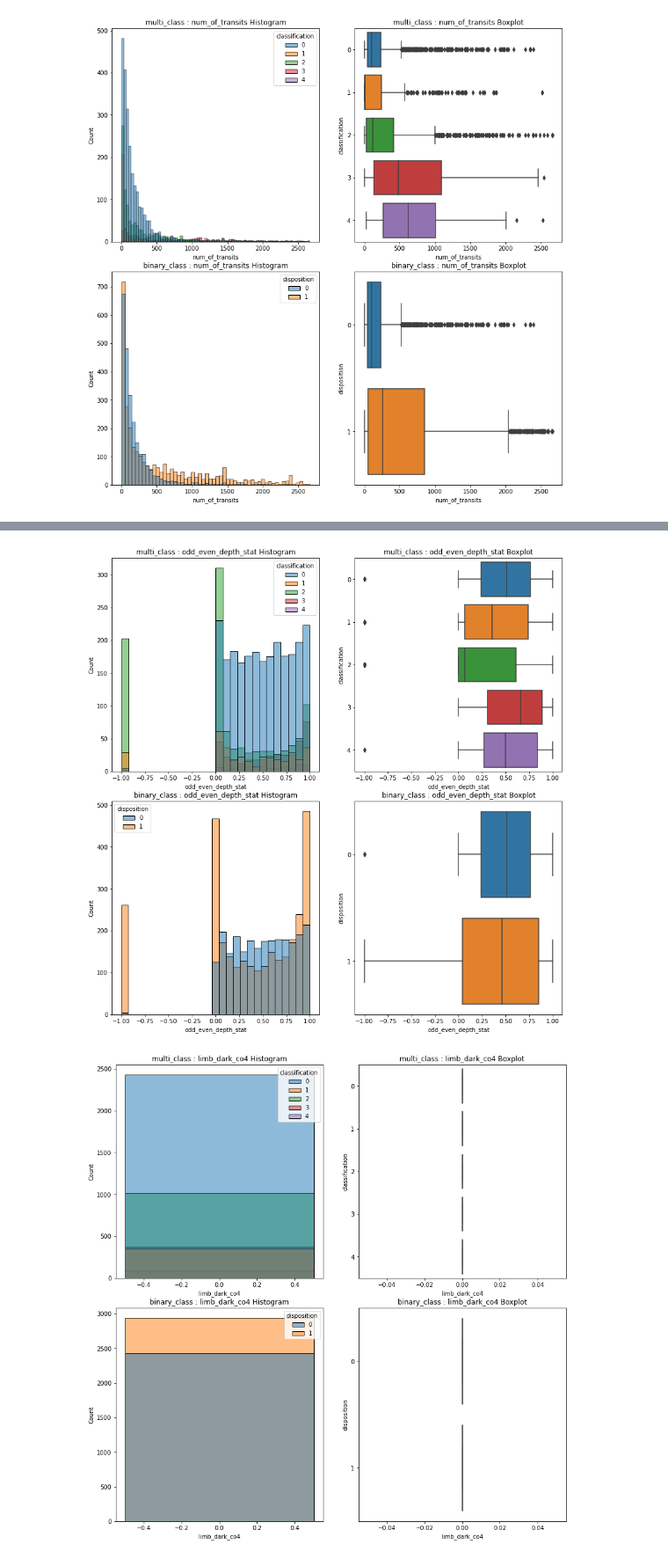
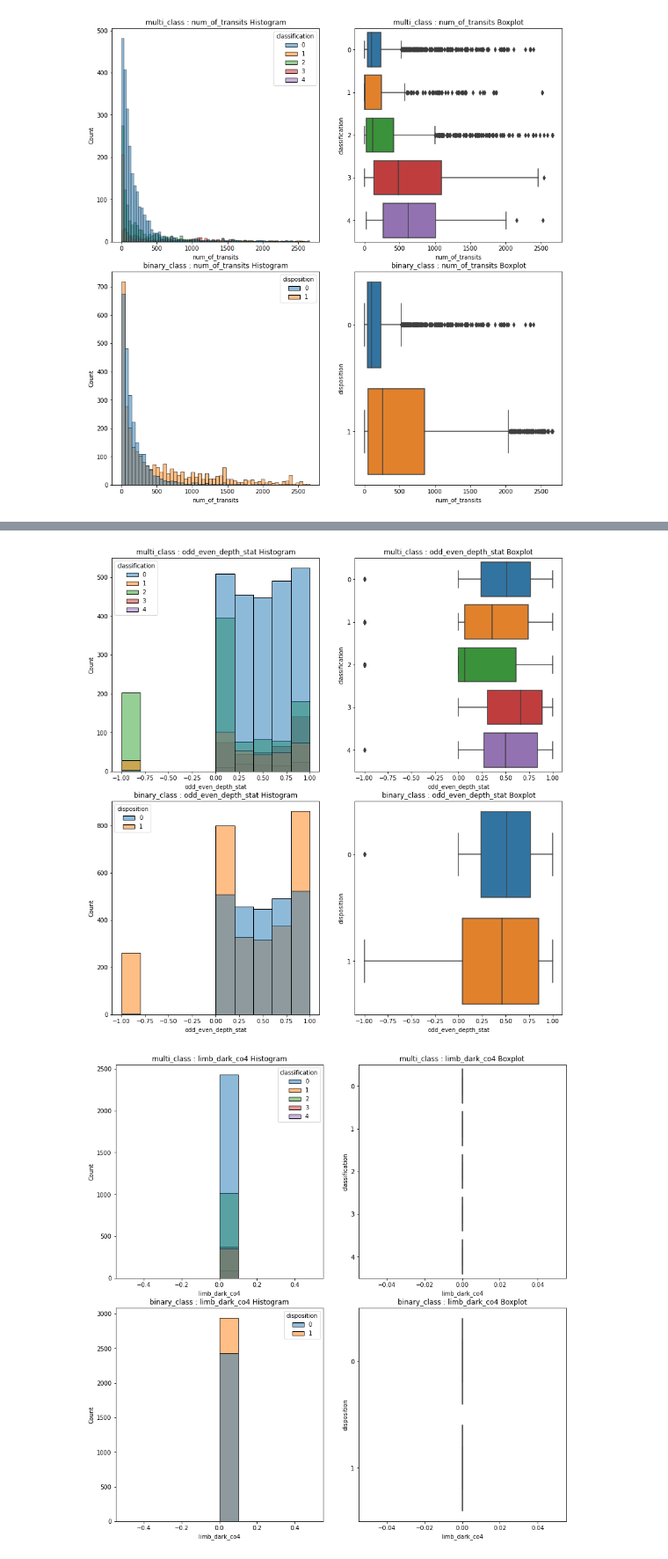
Before and after one commit to JoshuaGottlieb/Exoplanet-Classification, a Jupyter notebook: notebooks/EDA-and-Feature-Engineering.ipynb, the cells around one changed output, grey strips where cells are left out. Shown at 88% size. Drawn from its saved outputs; the diff is of its cells as text; code cells hidden in the pictures.

```diff
--- a/notebooks/EDA-and-Feature-Engineering.ipynb
+++ b/notebooks/EDA-and-Feature-Engineering.ipynb
@@ -85,7 +29,12 @@ def plot_distributions(frames, column, targets, kde = True, bins = 'auto'):
 
     for index, frame in enumerate(frames):
         frame_name = [i for i, j in globals().items() if frame.equals(j)][0]
-        row = index
+
+        if num_frames != 1:
+            axrow = ax[index]
+        else:
+            axrow = ax
+
         sns.histplot(data = frame,
                      x = frame[column],
                      hue = frame[targets[index]],
@@ -94,17 +43,17 @@ def plot_distributions(frames, column, targets, kde = True, bins = 'auto'):
                      alpha = 0.5,
                      kde = kde,
                      bins = bins,
-                     ax = ax[row][0]);
-        ax[row][0].set_title('{} : {} Histogram'.format(frame_name, column));
-        ax[row][0].set_xlabel(column);
+                     ax = axrow[0]);
+        axrow[0].set_title('{} : {} Histogram'.format(frame_name, column));
+        axrow[0].set_xlabel(column);
 
         sns.boxplot(data = frame,
                     x = frame[column],
                     y = frame[targets[index]],
                     orient = 'h',
-                    ax = ax[row][1]);
-        ax[row][1].set_title('{} : {} Boxplot'.format(frame_name, column));
-        ax[row][1].set_xlabel(column);
+                    ax = axrow[1]);
+        axrow[1].set_title('{} : {} Boxplot'.format(frame_name, column));
+        axrow[1].set_xlabel(column);
 
     return
 # %%
@@ -134,4 +78,5 @@ plt.close('all')
 # %%
+plt.close('all')
 for column in numerical_columns[12:24]:
-    plot_distributions([multi_class, binary_class], column, ['classification', 'disposition'], kde = False)
+    plot_distributions([multi_class, binary_class], column, ['classification', 'disposition'], kde = False, bins = 10)
 # %% [output]
@@ -140,2 +85,2 @@ for column in numerical_columns[12:24]:
-[figure, old version]
+[figure, new version]
-[figure, old version]
+[figure, new version]
```
Also changed, not shown: parts of 20 cells of this notebook, 4 other files.
